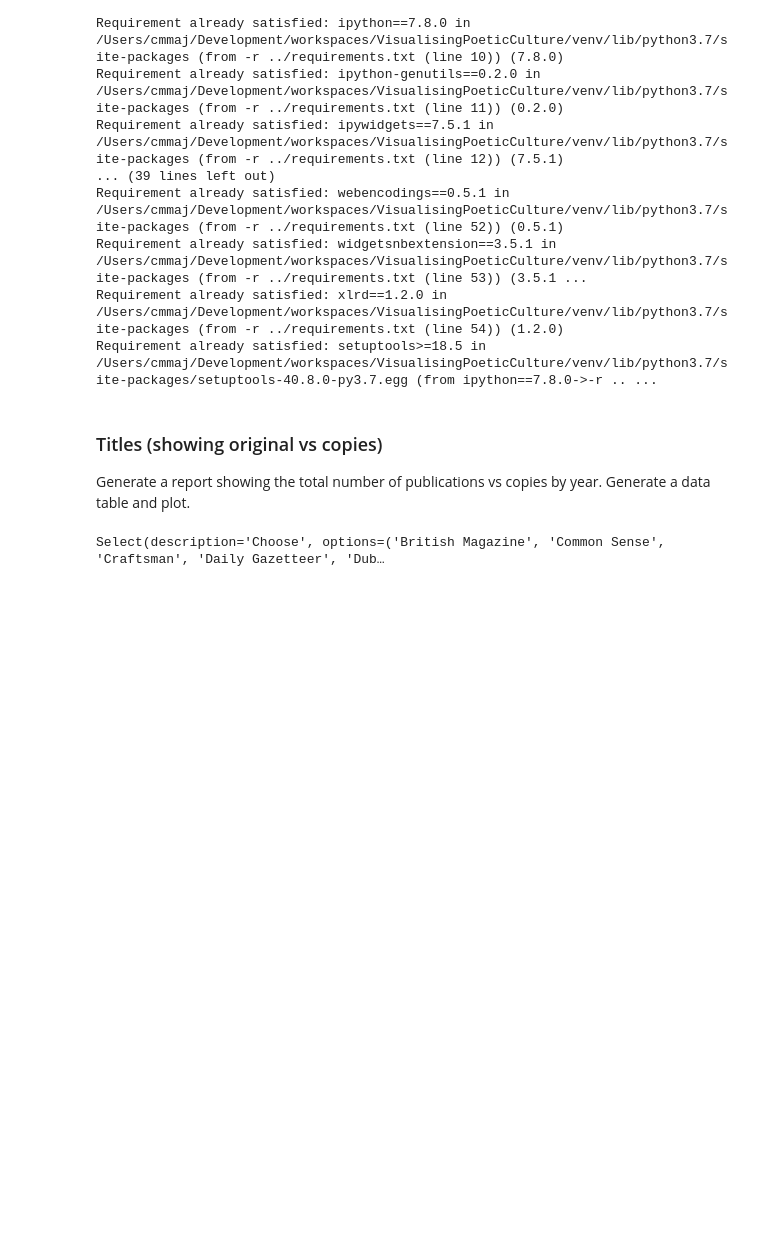
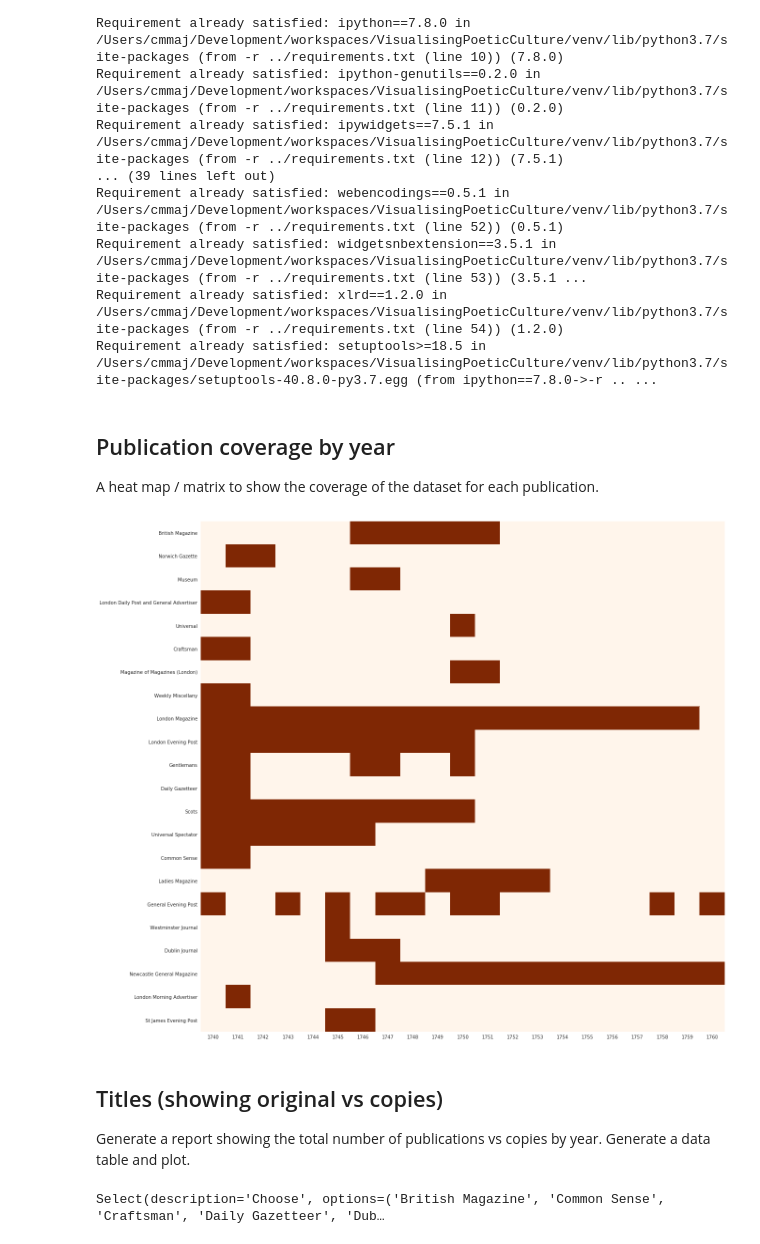
Before and after one commit to ilrt/VisualisingPoeticCulture, a Jupyter notebook: notebooks/03-publications.ipynb, the cells around one changed output. Saved outputs shown, nothing was run; the diff lists cells and outputs as text; code cells hidden in the pictures; blank space fills up the shorter version.

Commit message:
Add in publication by year matrix.

```diff
--- a/notebooks/03-publications.ipynb
+++ b/notebooks/03-publications.ipynb
@@ -39,8 +41,23 @@ Requirement already satisfied: webencodings==0.5.1 in /Users/cmmaj/Development/w
 Requirement already satisfied: widgetsnbextension==3.5.1 in /Users/cmmaj/Development/workspaces/VisualisingPoeticCulture/venv/lib/python3.7/site-packages (from -r ../requirements.txt (line 53)) (3.5.1 ...
 Requirement already satisfied: xlrd==1.2.0 in /Users/cmmaj/Development/workspaces/VisualisingPoeticCulture/venv/lib/python3.7/site-packages (from -r ../requirements.txt (line 54)) (1.2.0)
 Requirement already satisfied: setuptools>=18.5 in /Users/cmmaj/Development/workspaces/VisualisingPoeticCulture/venv/lib/python3.7/site-packages/setuptools-40.8.0-py3.7.egg (from ipython==7.8.0->-r .. ...
+# %% [markdown]
+## Publication coverage by year
+
+A heat map / matrix to show the coverage of the dataset for each publication.
+# %%
+# create the matrix
+matrix = vpd.create_publication_year_matrix(df)
+
+# display the heat map
+plot.figure(figsize=(20, 20))
+with sn.axes_style("white"):
+    sn.heatmap(matrix, cmap='Oranges', annot=False, cbar=False, fmt='g', annot_kws={'size':14})
+plot.show()
+# %% [output]
+[figure, added]
 # %% [markdown]
-### Titles (showing original vs copies)
+## Titles (showing original vs copies)
 
 Generate a report showing the total number of publications vs copies by year. Generate a data table and plot.
 # %%
```
Also changed, not shown: parts of 1 cell of this notebook, 3 other files.
